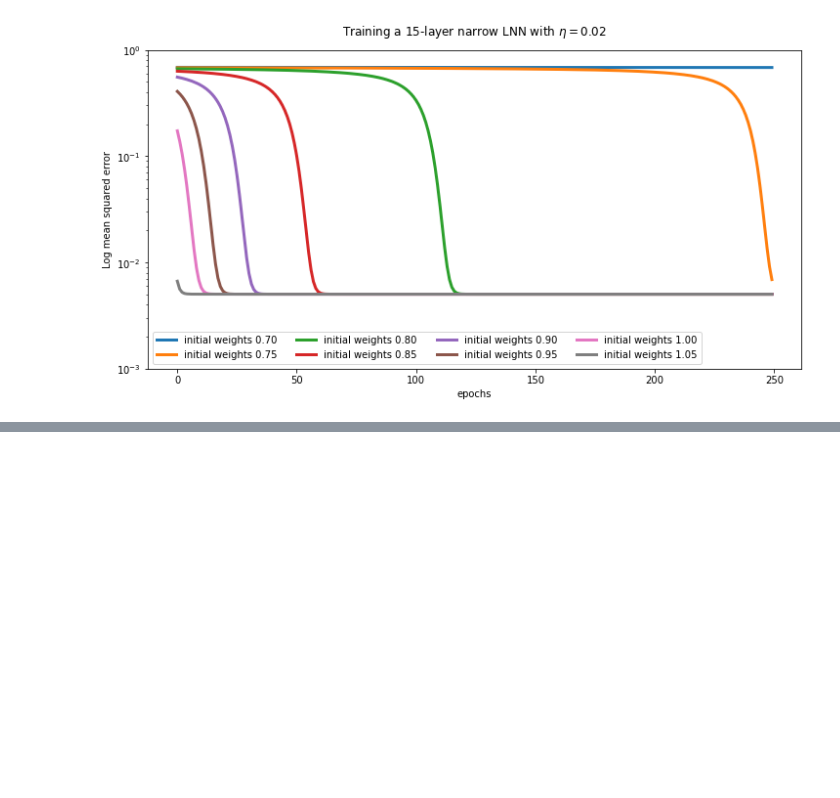
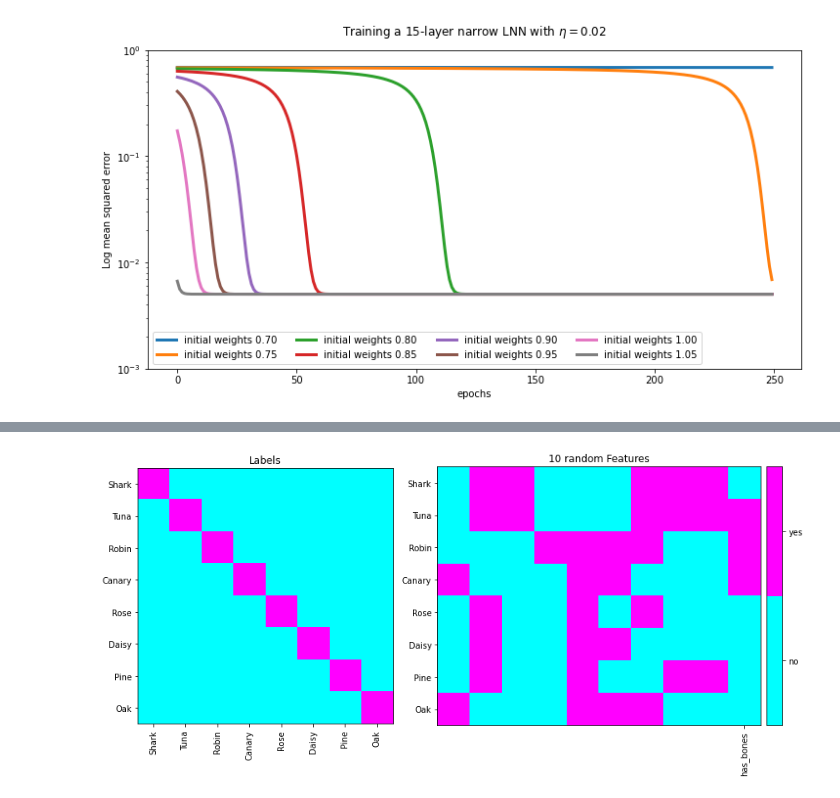
Before and after one commit to zpsheldon/nma_deeplearning, a Jupyter notebook: 2_LinearDeepLearning.ipynb, the cells around one changed output, grey strips where cells are left out. Saved outputs shown, nothing was run; the diff lists cells and outputs as text; code cells hidden in the pictures; blank space fills up the shorter version.

```diff
--- a/2_LinearDeepLearning.ipynb
+++ b/2_LinearDeepLearning.ipynb
@@ -711,0 +1373,22 @@ plot_init_effect()
+# %%
+# sampling new data from the tree
+tree_labels, tree_features = generate_hsd()
+
+# replacing Goldfish with Shark
+item_names = ['Shark', 'Tuna', 'Robin', 'Canary',
+              'Rose', 'Daisy', 'Pine', 'Oak']
+
+# index of label to record
+illusion_idx = 0  # Shark is the first element
+
+# the new feature (has bones) vector
+new_feature = [-1, 1, 1, 1, -1, -1, -1, -1]
+its_label = 'has_bones'
+
+# adding feature has_bones to the feature array
+tree_features = add_feature(tree_features, new_feature)
+
+# plotting
+plot_tree_data(item_names, tree_features, its_label)
+# %% [output]
+[figure, added]
```
Also changed, not shown: parts of 18 cells of this notebook.
